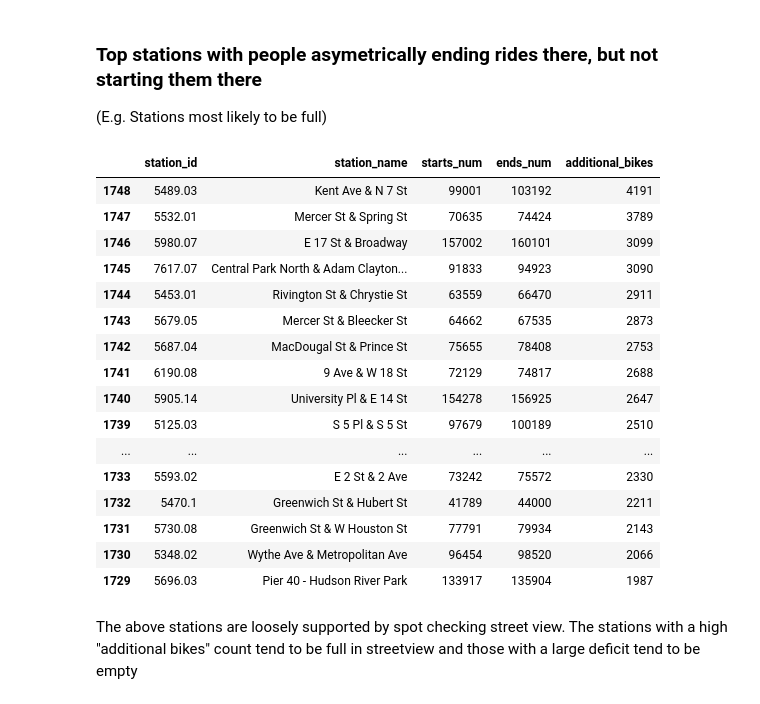
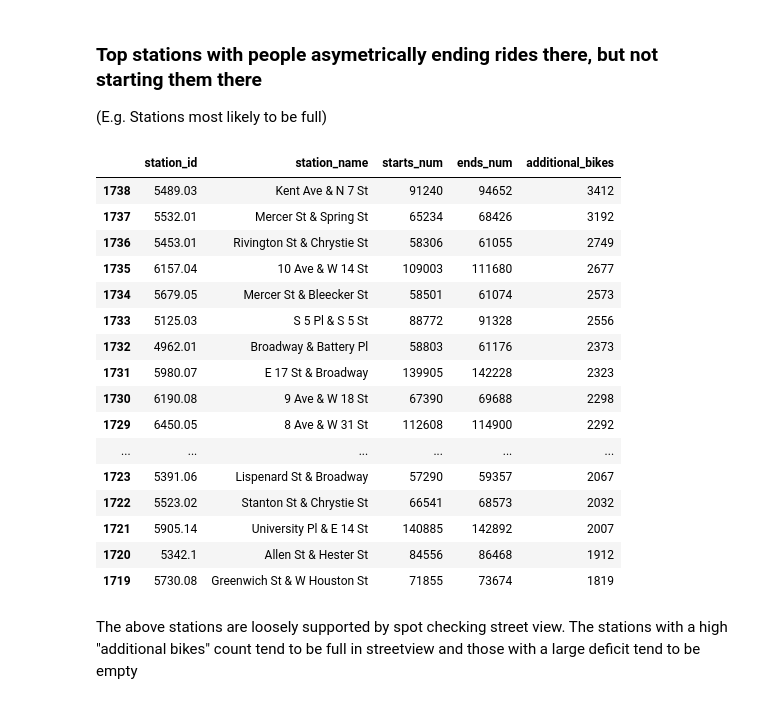
Before and after one commit to dseisun/citibike, a Jupyter notebook: analysis.ipynb, the cells around one changed output. Cells and saved outputs as stored; diff of their text form; code cells hidden in the pictures.

```diff
--- a/analysis.ipynb
+++ b/analysis.ipynb
@@ -516,24 +518,24 @@ df_asymetric_stations.sort_values('additional_bikes')[:20]
 ### Top stations with people asymetrically ending rides there, but not starting them there
 (E.g. Stations most likely to be full)
 # %%
-df.sort_values('additional_bikes', ascending=False)[:20]
+df_asymetric_stations.sort_values('additional_bikes', ascending=False)[:20]
 # %% [output]
 |  | station_id | station_name | starts_num | ends_num | additional_bikes |
-| 1748 | 5489.03 | Kent Ave & N 7 St | 99001 | 103192 | 4191 |
-| 1747 | 5532.01 | Mercer St & Spring St | 70635 | 74424 | 3789 |
-| 1746 | 5980.07 | E 17 St & Broadway | 157002 | 160101 | 3099 |
-| 1745 | 7617.07 | Central Park North & Adam Clayton... | 91833 | 94923 | 3090 |
-| 1744 | 5453.01 | Rivington St & Chrystie St | 63559 | 66470 | 2911 |
-| 1743 | 5679.05 | Mercer St & Bleecker St | 64662 | 67535 | 2873 |
-| 1742 | 5687.04 | MacDougal St & Prince St | 75655 | 78408 | 2753 |
-| 1741 | 6190.08 | 9 Ave & W 18 St | 72129 | 74817 | 2688 |
-| 1740 | 5905.14 | University Pl & E 14 St | 154278 | 156925 | 2647 |
-| 1739 | 5125.03 | S 5 Pl & S 5 St | 97679 | 100189 | 2510 |
+| 1738 | 5489.03 | Kent Ave & N 7 St | 91240 | 94652 | 3412 |
+| 1737 | 5532.01 | Mercer St & Spring St | 65234 | 68426 | 3192 |
+| 1736 | 5453.01 | Rivington St & Chrystie St | 58306 | 61055 | 2749 |
+| 1735 | 6157.04 | 10 Ave & W 14 St | 109003 | 111680 | 2677 |
+| 1734 | 5679.05 | Mercer St & Bleecker St | 58501 | 61074 | 2573 |
+| 1733 | 5125.03 | S 5 Pl & S 5 St | 88772 | 91328 | 2556 |
+| 1732 | 4962.01 | Broadway & Battery Pl | 58803 | 61176 | 2373 |
+| 1731 | 5980.07 | E 17 St & Broadway | 139905 | 142228 | 2323 |
+| 1730 | 6190.08 | 9 Ave & W 18 St | 67390 | 69688 | 2298 |
+| 1729 | 6450.05 | 8 Ave & W 31 St | 112608 | 114900 | 2292 |
 | ... | ... | ... | ... | ... | ... |
-| 1733 | 5593.02 | E 2 St & 2 Ave | 73242 | 75572 | 2330 |
-| 1732 | 5470.1 | Greenwich St & Hubert St | 41789 | 44000 | 2211 |
-| 1731 | 5730.08 | Greenwich St & W Houston St | 77791 | 79934 | 2143 |
-| 1730 | 5348.02 | Wythe Ave & Metropolitan Ave | 96454 | 98520 | 2066 |
-| 1729 | 5696.03 | Pier 40 - Hudson River Park | 133917 | 135904 | 1987 |
+| 1723 | 5391.06 | Lispenard St & Broadway | 57290 | 59357 | 2067 |
+| 1722 | 5523.02 | Stanton St & Chrystie St | 66541 | 68573 | 2032 |
+| 1721 | 5905.14 | University Pl & E 14 St | 140885 | 142892 | 2007 |
+| 1720 | 5342.1 | Allen St & Hester St | 84556 | 86468 | 1912 |
+| 1719 | 5730.08 | Greenwich St & W Houston St | 71855 | 73674 | 1819 |
 # %% [markdown]
 The above stations are loosely supported by spot checking street view. The stations with a high "additional bikes" count tend to be full in streetview and those with a large deficit tend to be empty
```
Also changed, not shown: parts of 13 cells of this notebook.
